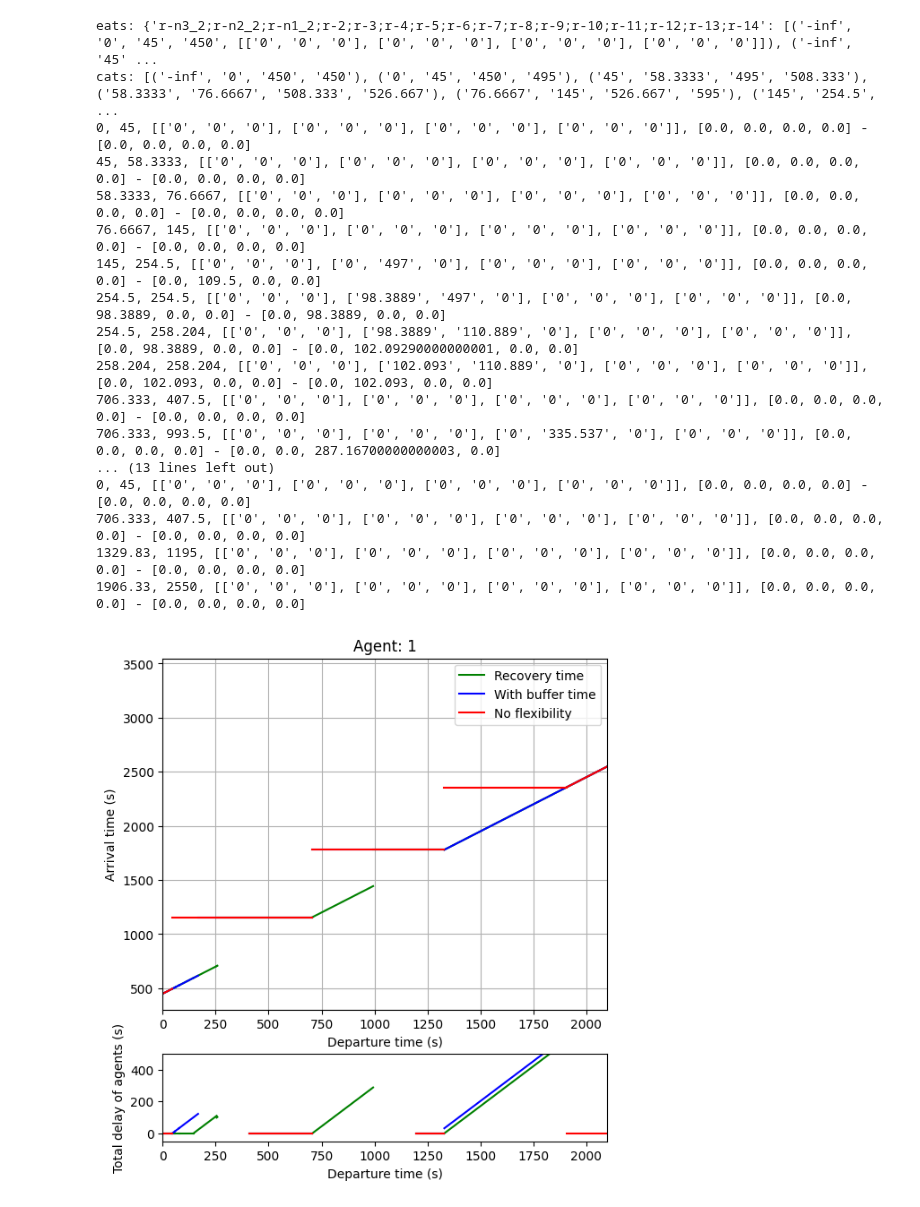
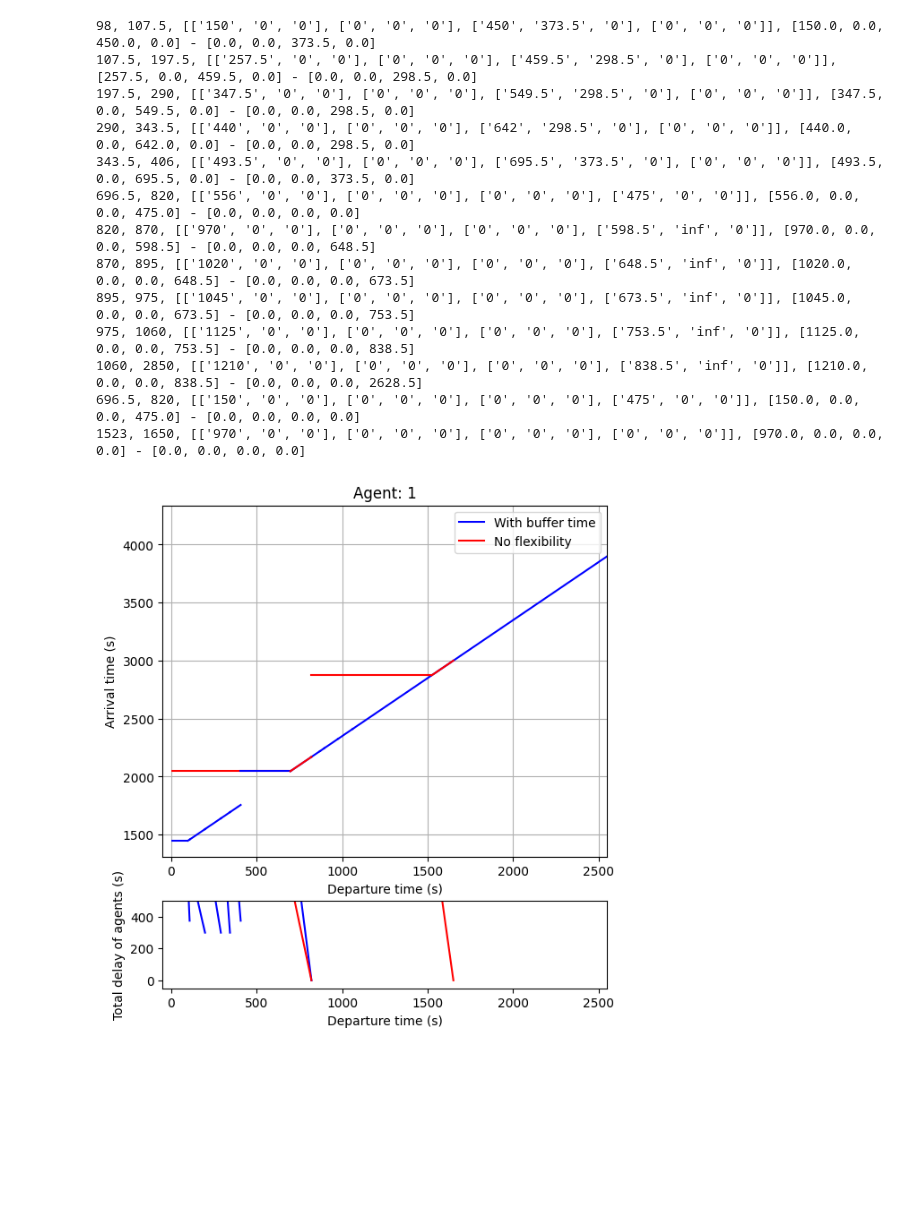
Before and after one commit to GoodGuyMe/delay-replanning-slack, a Jupyter notebook: experiments/blocking_experiments.ipynb, the cells around one changed output. Drawn from its saved outputs; the diff is of its cells as text; code cells hidden in the pictures; blank space fills up the shorter version.

```diff
--- a/experiments/blocking_experiments.ipynb
+++ b/experiments/blocking_experiments.ipynb
@@ -63,6 +63,8 @@ layout =   "../data/single_track/woho.json"
 
 scenario_data = json.load(open(scenario))
 train_types = {x["name"]: x for x in scenario_data["types"]}
+agent_speed = 10
+
 for agent in scenario_data['trains']:
     # Get the global end time of scenario
     scenario_end_time = 0
@@ -70,56 +72,53 @@ for agent in scenario_data['trains']:
         move = agent["movements"][i]
         if 2 * move["endTime"] > scenario_end_time:
             scenario_end_time = 2 * move["endTime"]
-    agent_speed = train_types[agent["trainUnitTypes"][0]]["speed"] * 1.09
-    # agent_speed = 30
+    # agent_speed = train_types[agent["trainUnitTypes"][0]]["speed"] * 1.09
     for move in agent["movements"]:
         fig, axs = plt.subplots(2, gridspec_kw={"height_ratios": [4, 1]})
 
-        generate_intervals(float("inf"), True, layout, scenario, agent, 30, move, fig, axs, color="green", label="Recovery time")
-        generate_intervals(float("inf"), False, layout, scenario, agent, 30, move, fig, axs, color="blue", label="With buffer time")
-        generate_intervals(0, False, layout, scenario, agent, 30, move, fig, axs, color="red", label="No flexibility")
+        # generate_intervals(float("inf"), True, layout, scenario, agent, agent_speed, move, fig, axs, color="green", label="Recovery time")
+        generate_intervals(float("inf"), False, layout, scenario, agent, agent_speed, move, fig, axs, color="blue", label="With buffer time")
+        generate_intervals(0, False, layout, scenario, agent, agent_speed, move, fig, axs, color="red", label="No flexibility")
 
         # generate_intervals(float("inf"), True, layout, scenario, agent, 30, move, fig, axs, color="green", label="v=30")
         # generate_intervals(float("inf"), True, layout, scenario, agent, 20, move, fig, axs, color="blue", label="v=20")
         # generate_intervals(float("inf"), True, layout, scenario, agent, 10, move, fig, axs, color="red", label="v=10")
         #
         # Difference
         # generate_intervals(1000, True, layout, scenario, agent, 30, move, fig, axs, color="green", label="bt_max=1000")
         # generate_intervals(500,  True, layout, scenario, agent, 30, move, fig, axs, color="blue",  label="bt_max=500")
         # generate_intervals(100,  True, layout, scenario, agent, 30, move, fig, axs, color="red",   label="bt_max=100")
 
         # baseline
 
         title = f"Agent: {agent['trainNumber']}"
         axs[0].set_xlabel("Departure time (s)")
         axs[1].set_xlabel("Departure time (s)")
         axs[0].set_ylabel("Arrival time (s)")
         axs[1].set_ylabel("Total delay of agents (s)")
         axs[0].set_title(title)
         axs[0].legend()
         axs[0].grid()
-        axs[0].set_xlim([0, 2100])
-        axs[1].set_xlim([0, 2100])
+        axs[0].set_xlim([-50, 2550])
+        axs[1].set_xlim([-50, 2550])
         axs[1].set_ylim([-50, 500])
         fig.set_figheight(7)
         plt.savefig(f"figures/atf_{agent['trainNumber']}")
         plt.show()
+        break
+    break
 # %% [output]
-eats: {'r-n3_2;r-n2_2;r-n1_2;r-2;r-3;r-4;r-5;r-6;r-7;r-8;r-9;r-10;r-11;r-12;r-13;r-14': [('-inf', '0', '45', '450', [['0', '0', '0'], ['0', '0', '0'], ['0', '0', '0'], ['0', '0', '0']]), ('-inf', '45' ...
-cats: [('-inf', '0', '450', '450'), ('0', '45', '450', '495'), ('45', '58.3333', '495', '508.333'), ('58.3333', '76.6667', '508.333', '526.667'), ('76.6667', '145', '526.667', '595'), ('145', '254.5', ...
-0, 45, [['0', '0', '0'], ['0', '0', '0'], ['0', '0', '0'], ['0', '0', '0']], [0.0, 0.0, 0.0, 0.0] - [0.0, 0.0, 0.0, 0.0]
-45, 58.3333, [['0', '0', '0'], ['0', '0', '0'], ['0', '0', '0'], ['0', '0', '0']], [0.0, 0.0, 0.0, 0.0] - [0.0, 0.0, 0.0, 0.0]
-58.3333, 76.6667, [['0', '0', '0'], ['0', '0', '0'], ['0', '0', '0'], ['0', '0', '0']], [0.0, 0.0, 0.0, 0.0] - [0.0, 0.0, 0.0, 0.0]
-76.6667, 145, [['0', '0', '0'], ['0', '0', '0'], ['0', '0', '0'], ['0', '0', '0']], [0.0, 0.0, 0.0, 0.0] - [0.0, 0.0, 0.0, 0.0]
-145, 254.5, [['0', '0', '0'], ['0', '497', '0'], ['0', '0', '0'], ['0', '0', '0']], [0.0, 0.0, 0.0, 0.0] - [0.0, 109.5, 0.0, 0.0]
-254.5, 254.5, [['0', '0', '0'], ['98.3889', '497', '0'], ['0', '0', '0'], ['0', '0', '0']], [0.0, 98.3889, 0.0, 0.0] - [0.0, 98.3889, 0.0, 0.0]
-254.5, 258.204, [['0', '0', '0'], ['98.3889', '110.889', '0'], ['0', '0', '0'], ['0', '0', '0']], [0.0, 98.3889, 0.0, 0.0] - [0.0, 102.09290000000001, 0.0, 0.0]
-258.204, 258.204, [['0', '0', '0'], ['102.093', '110.889', '0'], ['0', '0', '0'], ['0', '0', '0']], [0.0, 102.093, 0.0, 0.0] - [0.0, 102.093, 0.0, 0.0]
-706.333, 407.5, [['0', '0', '0'], ['0', '0', '0'], ['0', '0', '0'], ['0', '0', '0']], [0.0, 0.0, 0.0, 0.0] - [0.0, 0.0, 0.0, 0.0]
-706.333, 993.5, [['0', '0', '0'], ['0', '0', '0'], ['0', '335.537', '0'], ['0', '0', '0']], [0.0, 0.0, 0.0, 0.0] - [0.0, 0.0, 287.16700000000003, 0.0]
-... (13 lines left out)
-0, 45, [['0', '0', '0'], ['0', '0', '0'], ['0', '0', '0'], ['0', '0', '0']], [0.0, 0.0, 0.0, 0.0] - [0.0, 0.0, 0.0, 0.0]
-706.333, 407.5, [['0', '0', '0'], ['0', '0', '0'], ['0', '0', '0'], ['0', '0', '0']], [0.0, 0.0, 0.0, 0.0] - [0.0, 0.0, 0.0, 0.0]
-1329.83, 1195, [['0', '0', '0'], ['0', '0', '0'], ['0', '0', '0'], ['0', '0', '0']], [0.0, 0.0, 0.0, 0.0] - [0.0, 0.0, 0.0, 0.0]
-1906.33, 2550, [['0', '0', '0'], ['0', '0', '0'], ['0', '0', '0'], ['0', '0', '0']], [0.0, 0.0, 0.0, 0.0] - [0.0, 0.0, 0.0, 0.0]
+98, 107.5, [['150', '0', '0'], ['0', '0', '0'], ['450', '373.5', '0'], ['0', '0', '0']], [150.0, 0.0, 450.0, 0.0] - [0.0, 0.0, 373.5, 0.0]
+107.5, 197.5, [['257.5', '0', '0'], ['0', '0', '0'], ['459.5', '298.5', '0'], ['0', '0', '0']], [257.5, 0.0, 459.5, 0.0] - [0.0, 0.0, 298.5, 0.0]
+197.5, 290, [['347.5', '0', '0'], ['0', '0', '0'], ['549.5', '298.5', '0'], ['0', '0', '0']], [347.5, 0.0, 549.5, 0.0] - [0.0, 0.0, 298.5, 0.0]
+290, 343.5, [['440', '0', '0'], ['0', '0', '0'], ['642', '298.5', '0'], ['0', '0', '0']], [440.0, 0.0, 642.0, 0.0] - [0.0, 0.0, 298.5, 0.0]
+343.5, 406, [['493.5', '0', '0'], ['0', '0', '0'], ['695.5', '373.5', '0'], ['0', '0', '0']], [493.5, 0.0, 695.5, 0.0] - [0.0, 0.0, 373.5, 0.0]
+696.5, 820, [['556', '0', '0'], ['0', '0', '0'], ['0', '0', '0'], ['475', '0', '0']], [556.0, 0.0, 0.0, 475.0] - [0.0, 0.0, 0.0, 0.0]
+820, 870, [['970', '0', '0'], ['0', '0', '0'], ['0', '0', '0'], ['598.5', 'inf', '0']], [970.0, 0.0, 0.0, 598.5] - [0.0, 0.0, 0.0, 648.5]
+870, 895, [['1020', '0', '0'], ['0', '0', '0'], ['0', '0', '0'], ['648.5', 'inf', '0']], [1020.0, 0.0, 0.0, 648.5] - [0.0, 0.0, 0.0, 673.5]
+895, 975, [['1045', '0', '0'], ['0', '0', '0'], ['0', '0', '0'], ['673.5', 'inf', '0']], [1045.0, 0.0, 0.0, 673.5] - [0.0, 0.0, 0.0, 753.5]
+975, 1060, [['1125', '0', '0'], ['0', '0', '0'], ['0', '0', '0'], ['753.5', 'inf', '0']], [1125.0, 0.0, 0.0, 753.5] - [0.0, 0.0, 0.0, 838.5]
+1060, 2850, [['1210', '0', '0'], ['0', '0', '0'], ['0', '0', '0'], ['838.5', 'inf', '0']], [1210.0, 0.0, 0.0, 838.5] - [0.0, 0.0, 0.0, 2628.5]
+696.5, 820, [['150', '0', '0'], ['0', '0', '0'], ['0', '0', '0'], ['475', '0', '0']], [150.0, 0.0, 0.0, 475.0] - [0.0, 0.0, 0.0, 0.0]
+1523, 1650, [['970', '0', '0'], ['0', '0', '0'], ['0', '0', '0'], ['0', '0', '0']], [970.0, 0.0, 0.0, 0.0] - [0.0, 0.0, 0.0, 0.0]
-[figure, old version]
+[figure, new version]
```
Also changed, not shown: parts of 3 cells of this notebook, 6 other files.
